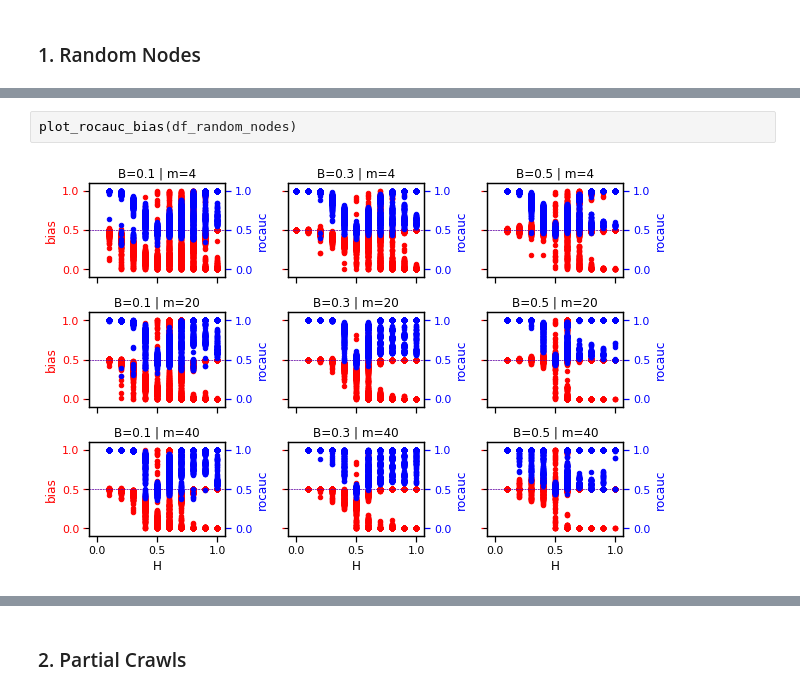
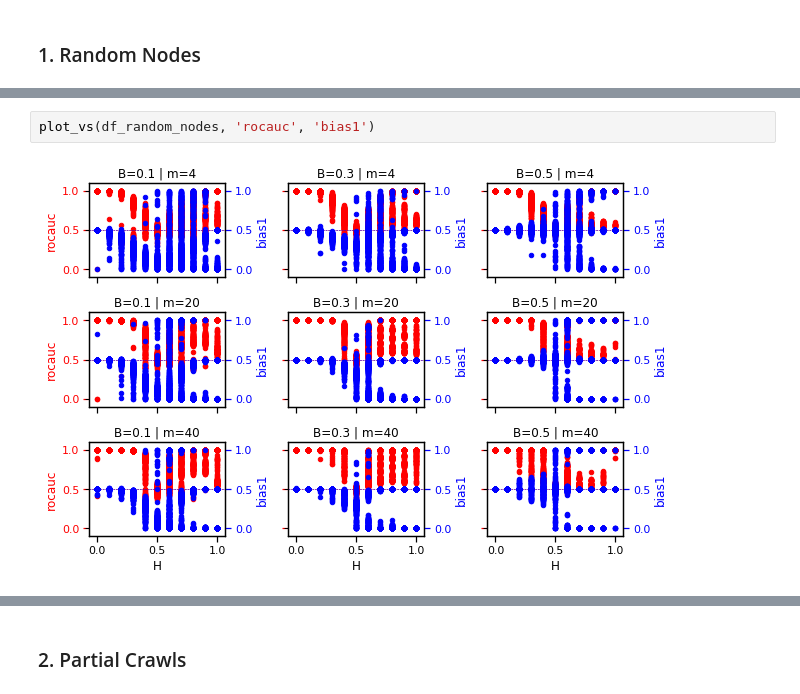
Before and after one commit to lisette-espin/JupyterNotebook, a Jupyter notebook: relational_classification/relational_classification.ipynb, the cells around one changed output, grey strips where cells are left out. Saved outputs shown, nothing was run; the diff lists cells and outputs as text.

```diff
--- a/relational_classification/relational_classification.ipynb
+++ b/relational_classification/relational_classification.ipynb
@@ -75,4 +75,4 @@ df_random_nodes.head()
-# %%
-plot_rocauc_bias(df_random_nodes)
-# %% [output]
-[figure, removed]
+# %%
+plot_vs(df_random_nodes, 'rocauc', 'bias1')
+# %% [output]
+[figure, added]
```
Also changed, not shown: parts of 17 cells of this notebook.
